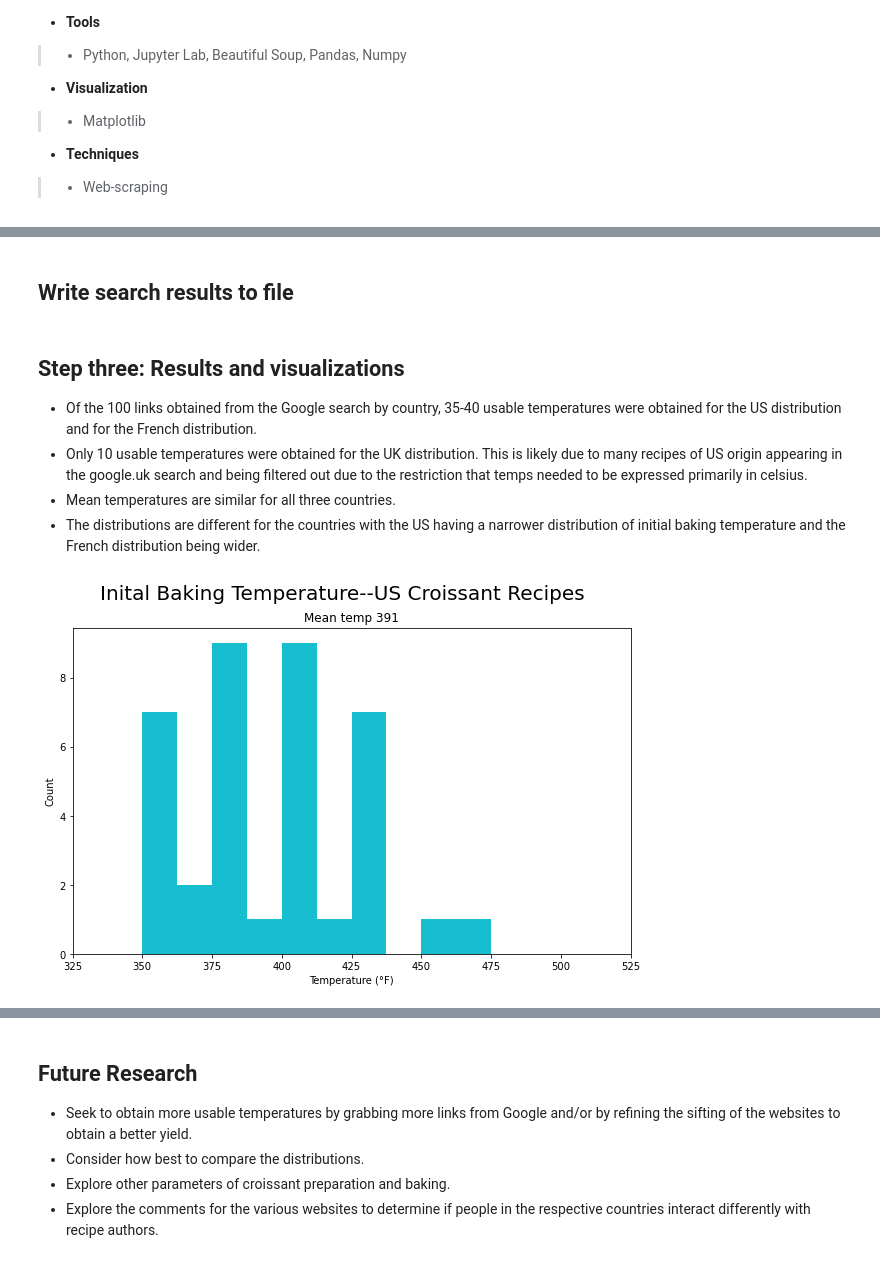
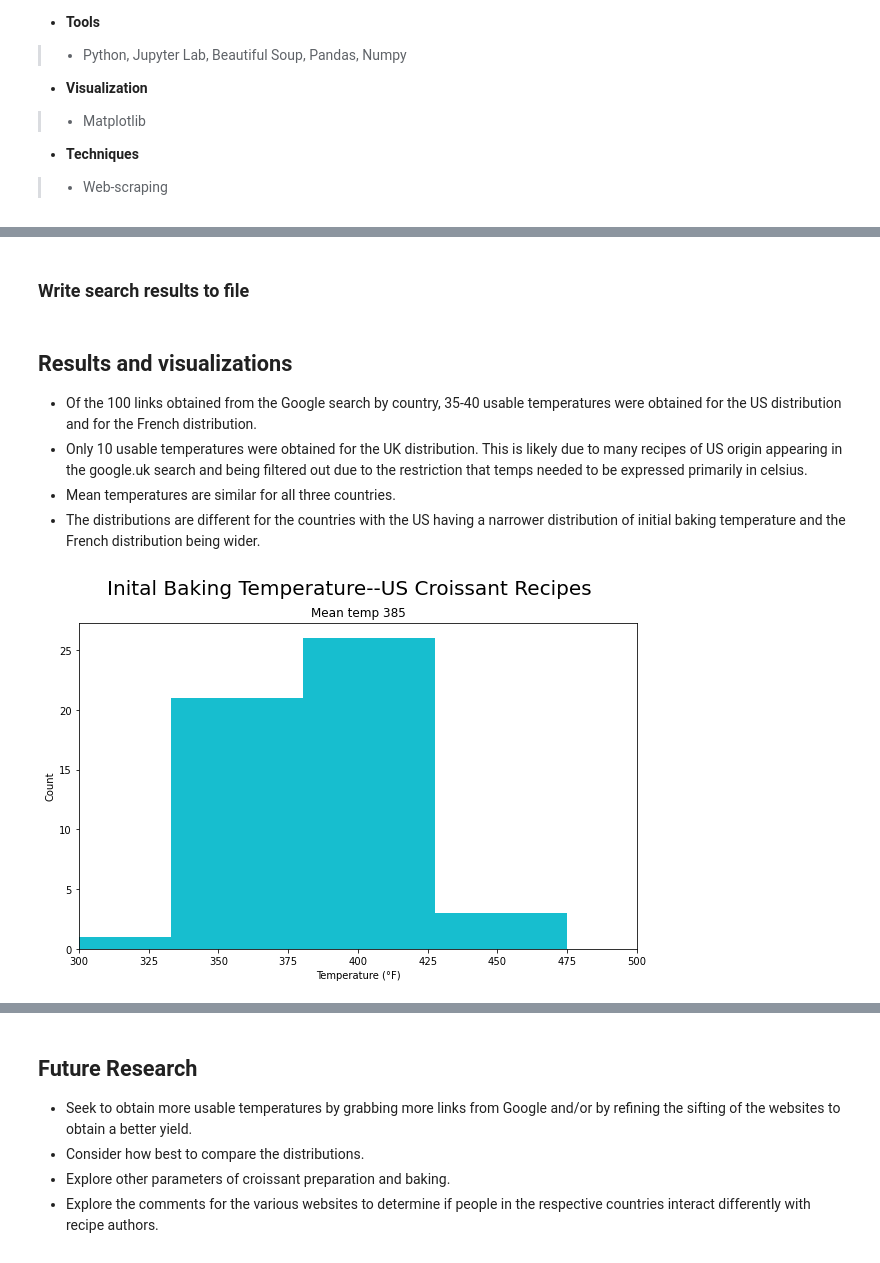
Before and after one commit to salvir1/bytes-into-baking, a Jupyter notebook: croissant-scrape.ipynb, the cells around one changed output, grey strips where cells are left out. Saved outputs shown, nothing was run; the diff lists cells and outputs as text; code cells hidden in the pictures.

```diff
--- a/croissant-scrape.ipynb
+++ b/croissant-scrape.ipynb
@@ -158,5 +198,5 @@ https://www.favoritefoods.com/blog/5-croissant-specials-for-fall/
 # %% [markdown]
-## Write search results to file
+### Write search results to file
 # %%
 # Uncomment country to write results
 
@@ -170,6 +210,6 @@ uk_df.to_csv('data/uk_results.csv')
 # fr_df.to_csv('data/fr_results.csv')
 # %% [markdown]
-## Step three: Results and visualizations
+## Results and visualizations
 - Of the 100 links obtained from the Google search by country, 35-40 usable temperatures were obtained for the US distribution and for the French distribution.
 - Only 10 usable temperatures were obtained for the UK distribution. This is likely due to many recipes of US origin appearing in the google.uk search and being filtered out due to the restriction that temps needed to be expressed primarily in celsius.
 - Mean temperatures are similar for all three countries.
@@ -181,15 +221,15 @@ data_fr = pd.read_csv('data/fr_results.csv',header=None)
 # %%
 fig, ax = plt.subplots(figsize=(10,6))
 
-ax.hist(data_us.iloc[:,2], color='tab:cyan')
+ax.hist(data_us.iloc[:,3], color='tab:cyan')
 ax.set_ylabel('Count')
 ax.set_xlabel('Temperature (°F)')
-ax.set_xlim(325, 525)
+ax.set_xlim(300, 500)
 fig.suptitle('Inital Baking Temperature--US Croissant Recipes', size =20)
-ax.set_title(f'Mean temp {data_us.iloc[:,2].mean():.0f}')
+ax.set_title(f'Mean temp {data_us.iloc[:,3].mean():.0f}')
 plt.savefig('img/us-croissant-baketemp-distribution.png')
 # %% [output]
-[figure, old version]
+[figure, new version]
 # %%
 fig, ax = plt.subplots(figsize=(10,6))
 
```
Also changed, not shown: parts of 13 cells of this notebook, 7 other files.
